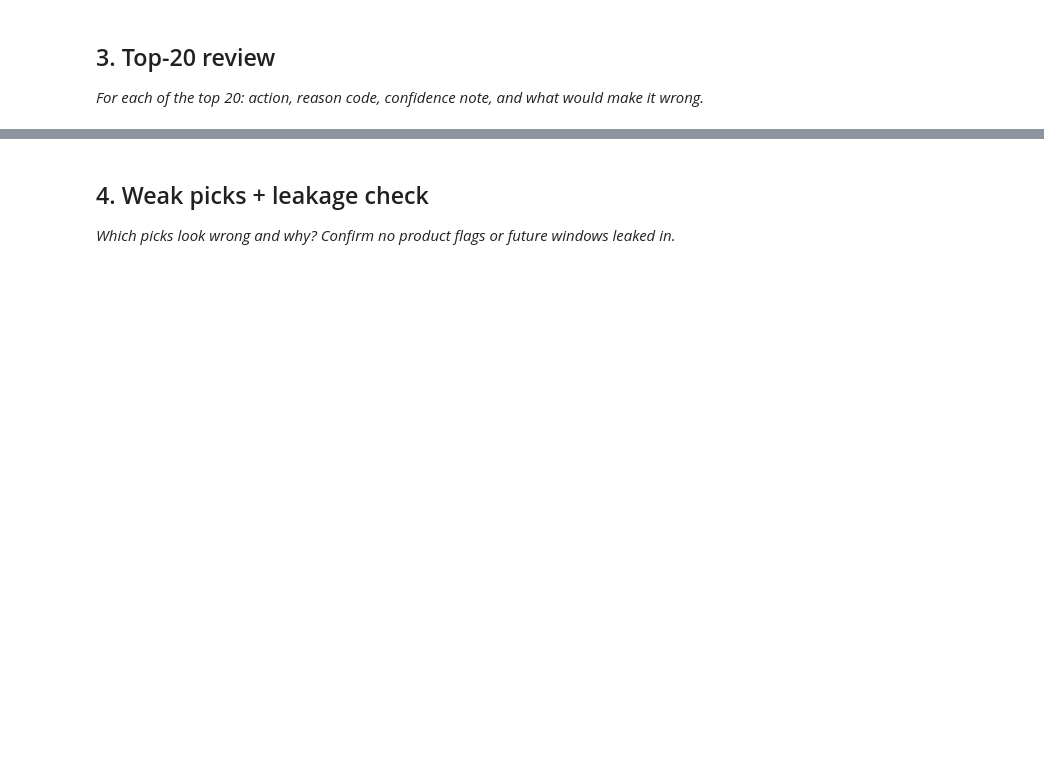
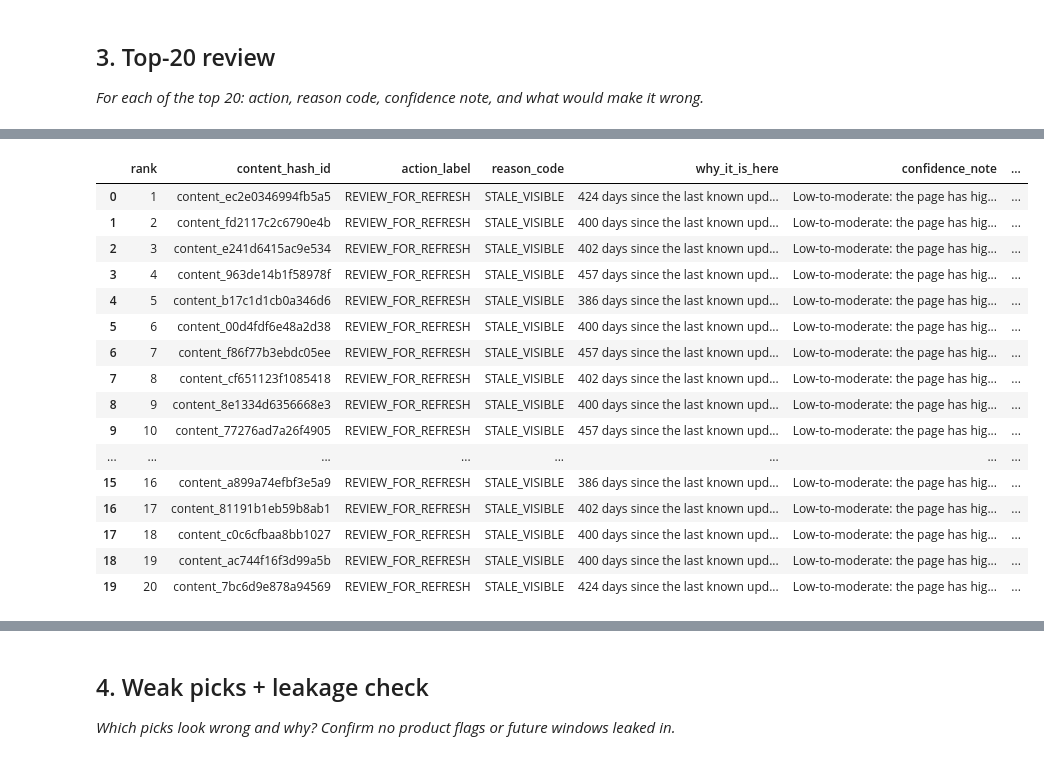
Before and after one commit to ZubairQazzi/flyrank-ml-internship-zubair, a Jupyter notebook: work/notebooks/w04_baseline_score.ipynb, the cells around one changed output, grey strips where cells are left out. Saved outputs shown, nothing was run; the diff lists cells and outputs as text; code cells hidden in the pictures; blank space fills up the shorter version.

```diff
--- a/work/notebooks/w04_baseline_score.ipynb
+++ b/work/notebooks/w04_baseline_score.ipynb
@@ -29,0 +519,77 @@ This skeleton is yours to fill. Work the sections **in order** — each one has
+# %%
+top20_review = ranked_queue.head(20).copy()
+
+top20_review["why_it_is_here"] = top20_review.apply(
+    lambda row: (
+        f"{int(row['days_since_update'])} days since the last known update "
+        f"and {int(row['past_impressions']):,} past impressions."
+    ),
+    axis=1,
+)
+
+top20_review["confidence_note"] = (
+    "Low-to-moderate: the page has high potential impact, "
+    "but the signal audit did not show reliable predictive strength."
+)
+
+def wrong_reason(row):
+    if row["past_avg_position"] <= 3:
+        return (
+            "The page already ranks strongly, so it may need only a title or "
+            "snippet check rather than a full content refresh."
+        )
+    elif row["past_ctr"] < 0.10:
+        return (
+            "The low click rate may be caused by search intent, SERP features, "
+            "or broad impressions rather than stale content."
+        )
+    elif row["past_avg_position"] > 6:
+        return (
+            "The page may have a relevance or ranking problem that a simple "
+            "content refresh would not solve."
+        )
+    else:
+        return (
+            "The page may be evergreen, seasonal, or still accurate despite "
+            "its age."
+        )
+
+top20_review["what_would_make_it_wrong"] = top20_review.apply(
+    wrong_reason,
+    axis=1,
+)
+
+top20_review["observed_future_decline"] = top20_review[
+    "future_decline"
+]
+
+review_columns = [
+    "rank",
+    "content_hash_id",
+    "action_label",
+    "reason_code",
+    "why_it_is_here",
+    "confidence_note",
+    "what_would_make_it_wrong",
+    "observed_future_decline",
+]
+
+top20_review[review_columns]
+# %% [output]
+|  | rank | content_hash_id | action_label | reason_code | why_it_is_here | confidence_note | ... |
+| 0 | 1 | content_ec2e0346994fb5a5 | REVIEW_FOR_REFRESH | STALE_VISIBLE | 424 days since the last known upd... | Low-to-moderate: the page has hig... | ... |
+| 1 | 2 | content_fd2117c2c6790e4b | REVIEW_FOR_REFRESH | STALE_VISIBLE | 400 days since the last known upd... | Low-to-moderate: the page has hig... | ... |
+| 2 | 3 | content_e241d6415ac9e534 | REVIEW_FOR_REFRESH | STALE_VISIBLE | 402 days since the last known upd... | Low-to-moderate: the page has hig... | ... |
+| 3 | 4 | content_963de14b1f58978f | REVIEW_FOR_REFRESH | STALE_VISIBLE | 457 days since the last known upd... | Low-to-moderate: the page has hig... | ... |
+| 4 | 5 | content_b17c1d1cb0a346d6 | REVIEW_FOR_REFRESH | STALE_VISIBLE | 386 days since the last known upd... | Low-to-moderate: the page has hig... | ... |
+| 5 | 6 | content_00d4fdf6e48a2d38 | REVIEW_FOR_REFRESH | STALE_VISIBLE | 400 days since the last known upd... | Low-to-moderate: the page has hig... | ... |
+| 6 | 7 | content_f86f77b3ebdc05ee | REVIEW_FOR_REFRESH | STALE_VISIBLE | 457 days since the last known upd... | Low-to-moderate: the page has hig... | ... |
+| 7 | 8 | content_cf651123f1085418 | REVIEW_FOR_REFRESH | STALE_VISIBLE | 402 days since the last known upd... | Low-to-moderate: the page has hig... | ... |
+| 8 | 9 | content_8e1334d6356668e3 | REVIEW_FOR_REFRESH | STALE_VISIBLE | 400 days since the last known upd... | Low-to-moderate: the page has hig... | ... |
+| 9 | 10 | content_77276ad7a26f4905 | REVIEW_FOR_REFRESH | STALE_VISIBLE | 457 days since the last known upd... | Low-to-moderate: the page has hig... | ... |
+| ... | ... | ... | ... | ... | ... | ... | ... |
+| 15 | 16 | content_a899a74efbf3e5a9 | REVIEW_FOR_REFRESH | STALE_VISIBLE | 386 days since the last known upd... | Low-to-moderate: the page has hig... | ... |
+| 16 | 17 | content_81191b1eb59b8ab1 | REVIEW_FOR_REFRESH | STALE_VISIBLE | 402 days since the last known upd... | Low-to-moderate: the page has hig... | ... |
+| 17 | 18 | content_c0c6cfbaa8bb1027 | REVIEW_FOR_REFRESH | STALE_VISIBLE | 400 days since the last known upd... | Low-to-moderate: the page has hig... | ... |
+| 18 | 19 | content_ac744f16f3d99a5b | REVIEW_FOR_REFRESH | STALE_VISIBLE | 400 days since the last known upd... | Low-to-moderate: the page has hig... | ... |
+| 19 | 20 | content_7bc6d9e878a94569 | REVIEW_FOR_REFRESH | STALE_VISIBLE | 424 days since the last known upd... | Low-to-moderate: the page has hig... | ... |
```
Also changed, not shown: parts of 18 cells of this notebook.
